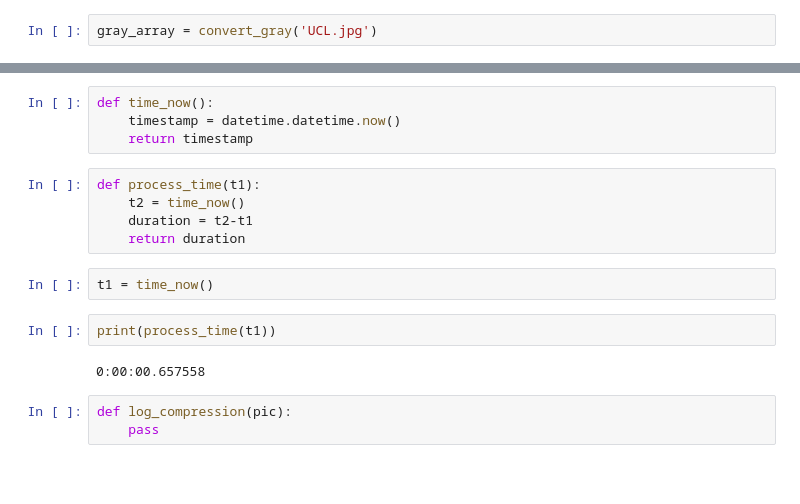
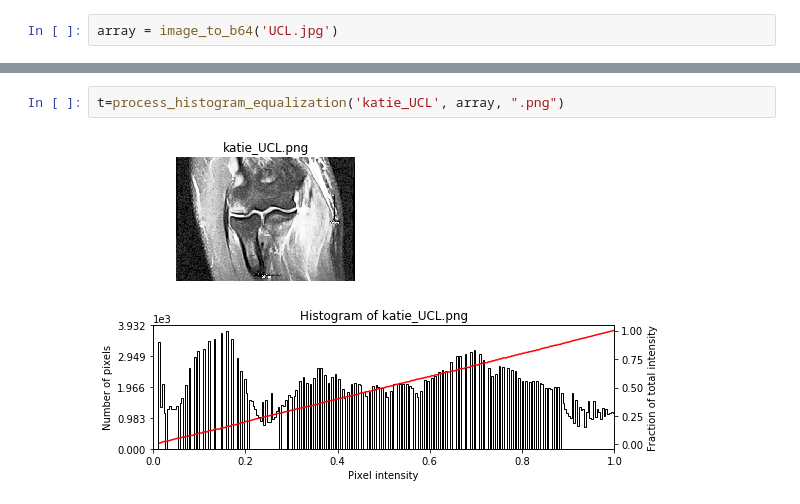
Before and after one commit to kmc97/ImageProcessorS18, a Jupyter notebook: image_processing/img_process.ipynb, the cells around one changed output, grey strips where cells are left out. Cells and saved outputs as stored; diff of their text form; blank space fills up the shorter version.

Commit message:
update inputs of b64 to image function, update jupyter file to show that fxn work

```diff
--- a/image_processing/img_process.ipynb
+++ b/image_processing/img_process.ipynb
@@ -19,2 +6,2 @@ def convert_gray(filename):
 # %%
-gray_array = convert_gray('UCL.jpg')
+array = image_to_b64('UCL.jpg')
@@ -79,18 +8,4 @@ pic_metrics(contrast)
-# %%
-def time_now():
-    timestamp = datetime.datetime.now()
-    return timestamp
-# %%
-def process_time(t1):
-    t2 = time_now()
-    duration = t2-t1
-    return duration
-# %%
-t1 = time_now()
-# %%
-print(process_time(t1))
-# %% [output]
-0:00:00.657558
-# %%
-def log_compression(pic):
-    pass
+# %%
+t=process_histogram_equalization('katie_UCL', array, ".png")
+# %% [output]
+[figure, added]
```
Also changed, not shown: parts of 12 cells of this notebook, 2 other files.
